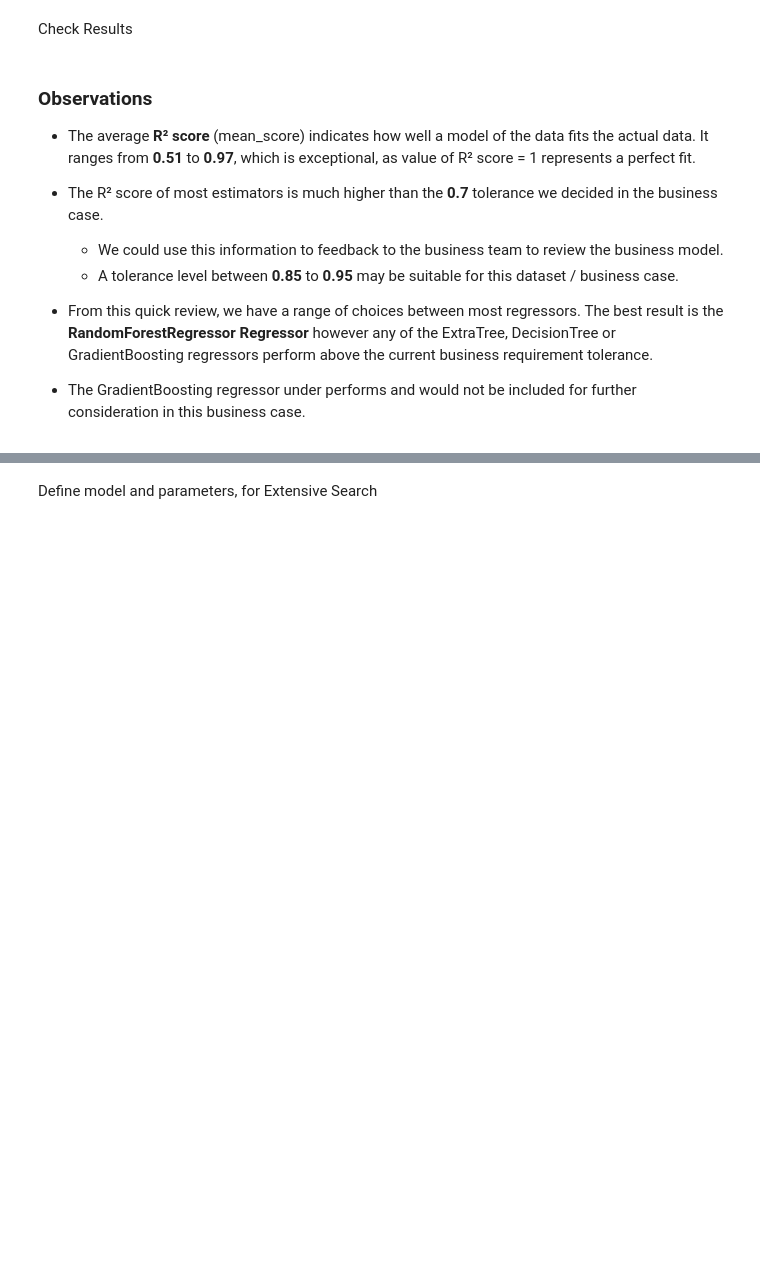
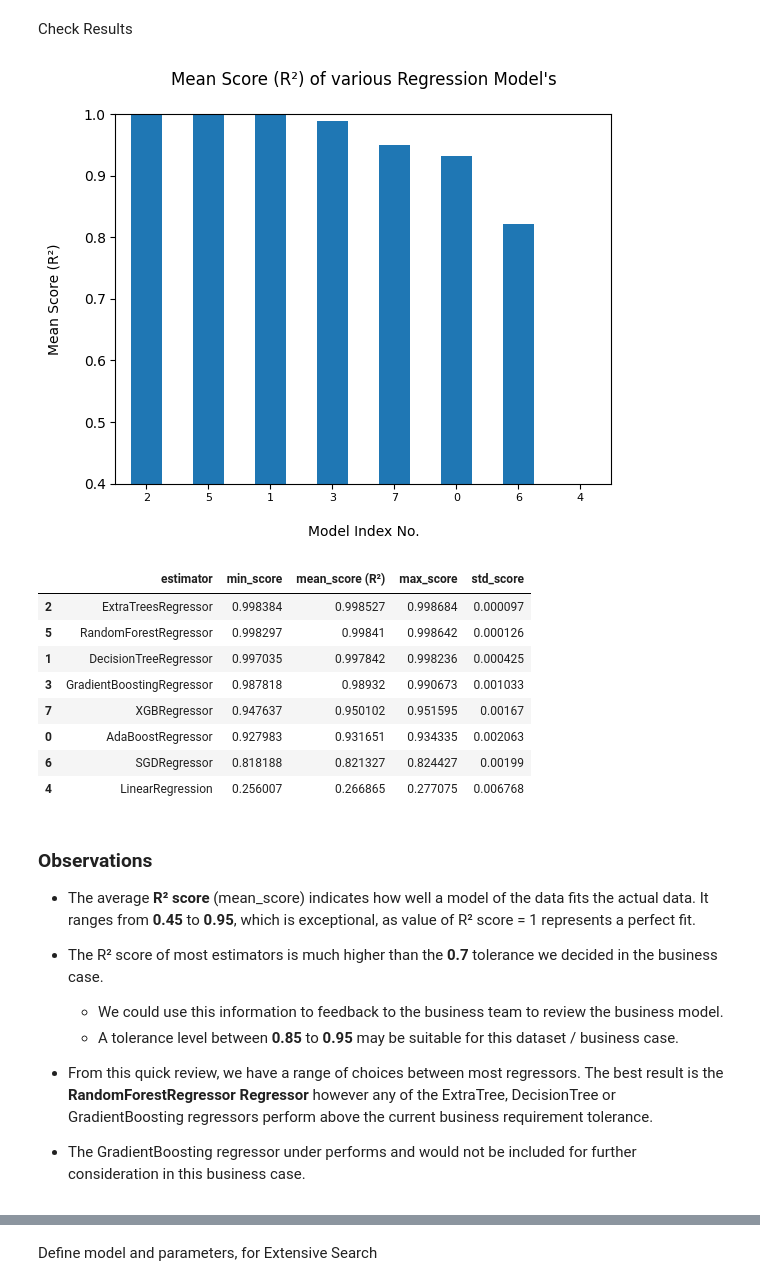
Before and after one commit to roeszler/filter-maintenance-predictor, a Jupyter notebook: jupyter_notebooks/05_refact - Modeling and Evaluation.ipynb, the cells around one changed output, grey strips where cells are left out. Saved outputs shown, nothing was run; the diff lists cells and outputs as text; code cells hidden in the pictures; blank space fills up the shorter version.

Commit message:
add regressor performance evaluation UD66

```diff
--- a/jupyter_notebooks/05_refact - Modeling and Evaluation.ipynb
+++ b/jupyter_notebooks/05_refact - Modeling and Evaluation.ipynb
@@ -265,26 +411,0 @@ df
-# %%
-# from sklearn.model_selection import train_test_split
-
-X_train, X_test, y_train, y_test = train_test_split(
-    # df.drop(['Differential_pressure'], axis=1),
-    df.drop(['RUL'], axis=1),
-    # df['Differential_pressure'],
-    df['RUL'],
-    test_size=0.2,
-    random_state=8,
-    shuffle=True
-)
-
-X_train, X_validate, y_train, y_validate = train_test_split(
-    # df.drop(['Differential_pressure'], axis=1),
-    df.drop(['RUL'], axis=1),
-    # df['Differential_pressure'],
-    df['RUL'],
-    test_size=0.25,
-    random_state=8,
-    shuffle=True
-)
-
-print("* Train set:", X_train.shape, y_train.shape,
-      "\n* Validate set:",  X_validate.shape, y_validate.shape,
-      "\n* Test set:",  X_test.shape, y_test.shape)
@@ -301,6 +454,31 @@ grid_search_summary
+# %%
+grid_search_summary, grid_search_pipelines = search.score_summary(sort_by='mean_score (R²)')
+results = grid_search_summary['mean_score (R²)']
+results.plot(kind="bar",title="Mean Scores (R²)")
+
+axes = plt.gca()
+axes.set_ylim([0,1.1])
+plt.xticks(rotation=0, fontsize=8)
+
+plt.title("Mean Score (R²) of various Regression Model's\n")
+plt.ylabel('Mean Score (R²)\n')
+plt.xlabel('\nModel Index No.')
+plt.show()
+grid_search_summary
+# %% [output]
+[figure, added]
+|  | estimator | min_score | mean_score (R²) | max_score | std_score |
+| 2 | ExtraTreesRegressor | 0.998384 | 0.998527 | 0.998684 | 0.000097 |
+| 5 | RandomForestRegressor | 0.998297 | 0.99841 | 0.998642 | 0.000126 |
+| 1 | DecisionTreeRegressor | 0.997035 | 0.997842 | 0.998236 | 0.000425 |
+| 3 | GradientBoostingRegressor | 0.987818 | 0.98932 | 0.990673 | 0.001033 |
+| 7 | XGBRegressor | 0.947637 | 0.950102 | 0.951595 | 0.00167 |
+| 0 | AdaBoostRegressor | 0.927983 | 0.931651 | 0.934335 | 0.002063 |
+| 6 | SGDRegressor | 0.818188 | 0.821327 | 0.824427 | 0.00199 |
+| 4 | LinearRegression | 0.256007 | 0.266865 | 0.277075 | 0.006768 |
 # %% [markdown]
 ### Observations
-* The average **R² score** (mean_score) indicates how well a model of the data fits the actual data. It ranges from **0.51** to **0.97**, which is exceptional, as value of R² score = 1 represents a perfect fit.
+* The average **R² score** (mean_score) indicates how well a model of the data fits the actual data. It ranges from **0.45** to **0.95**, which is exceptional, as value of R² score = 1 represents a perfect fit.
 * The R² score of most estimators is much higher than the **0.7** tolerance we decided in the business case.
     * We could use this information to feedback to the business team to review the business model.
     * A tolerance level between **0.85** to **0.95** may be suitable for this dataset / business case.
```
Also changed, not shown: parts of 63 cells of this notebook, 4 other files.
